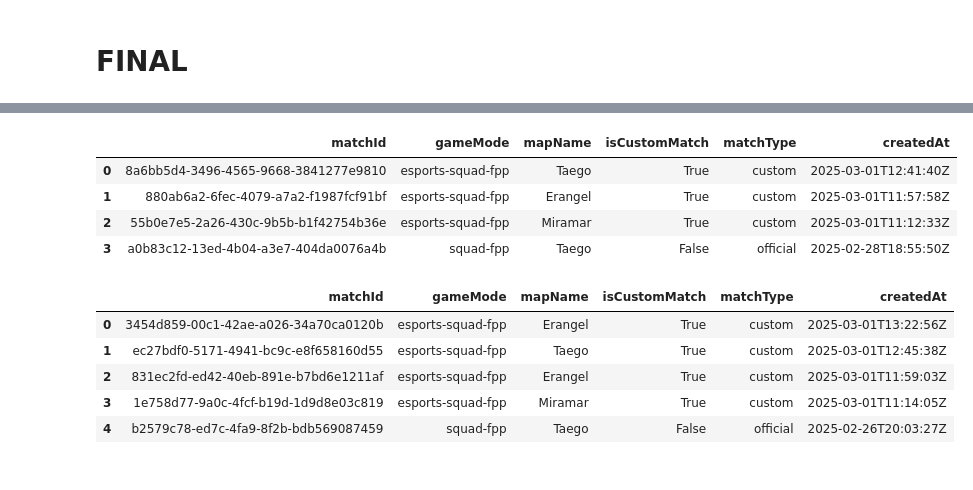
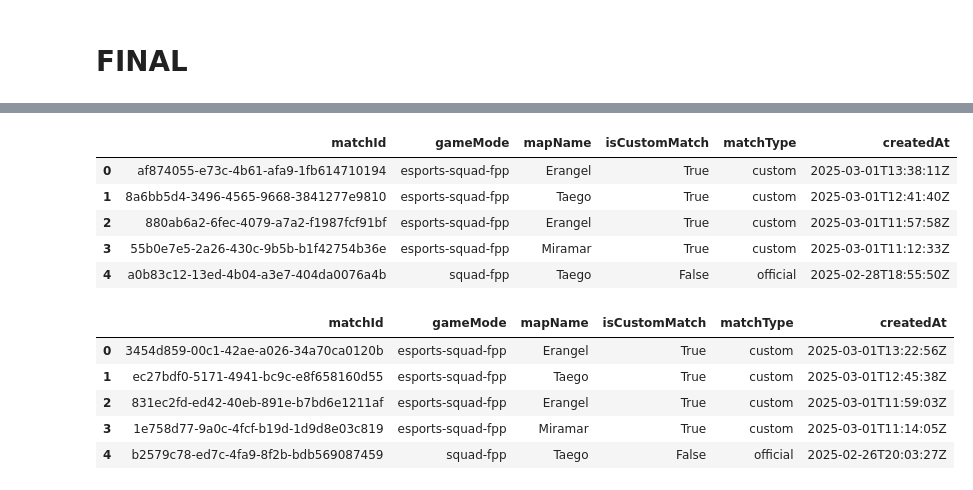
Before and after one commit to Amlaith/pubg_tournament_stats, a Jupyter notebook: test.ipynb, the cells around one changed output, grey strips where cells are left out. Cells and saved outputs as stored; diff of their text form; code cells hidden in the pictures.

Commit message:
gazcup 2a match 4

```diff
--- a/test.ipynb
+++ b/test.ipynb
@@ -136,13 +136,14 @@ util.get_players_last_matches('MovingAVG')
 | 18 | 038de410-3e3a-4654-98e0-cbc586b91321 | esports-squad-fpp | Miramar | True | custom | 2025-02-15T11:10:45Z |
 # %%
 # matchId GAZCUP # 2a
-util.get_players_last_matches('Amlaith', 4)
+util.get_players_last_matches('Amlaith', 5)
 # %% [output]
 |  | matchId | gameMode | mapName | isCustomMatch | matchType | createdAt |
-| 0 | 8a6bb5d4-3496-4565-9668-3841277e9810 | esports-squad-fpp | Taego | True | custom | 2025-03-01T12:41:40Z |
-| 1 | 880ab6a2-6fec-4079-a7a2-f1987fcf91bf | esports-squad-fpp | Erangel | True | custom | 2025-03-01T11:57:58Z |
-| 2 | 55b0e7e5-2a26-430c-9b5b-b1f42754b36e | esports-squad-fpp | Miramar | True | custom | 2025-03-01T11:12:33Z |
-| 3 | a0b83c12-13ed-4b04-a3e7-404da0076a4b | squad-fpp | Taego | False | official | 2025-02-28T18:55:50Z |
+| 0 | af874055-e73c-4b61-afa9-1fb614710194 | esports-squad-fpp | Erangel | True | custom | 2025-03-01T13:38:11Z |
+| 1 | 8a6bb5d4-3496-4565-9668-3841277e9810 | esports-squad-fpp | Taego | True | custom | 2025-03-01T12:41:40Z |
+| 2 | 880ab6a2-6fec-4079-a7a2-f1987fcf91bf | esports-squad-fpp | Erangel | True | custom | 2025-03-01T11:57:58Z |
+| 3 | 55b0e7e5-2a26-430c-9b5b-b1f42754b36e | esports-squad-fpp | Miramar | True | custom | 2025-03-01T11:12:33Z |
+| 4 | a0b83c12-13ed-4b04-a3e7-404da0076a4b | squad-fpp | Taego | False | official | 2025-02-28T18:55:50Z |
 # %%
 # matchId GAZCUP # 2b
 util.get_players_last_matches('GazBro27', 5)
```
Also changed, not shown: parts of 2 cells of this notebook, 3 other files.
